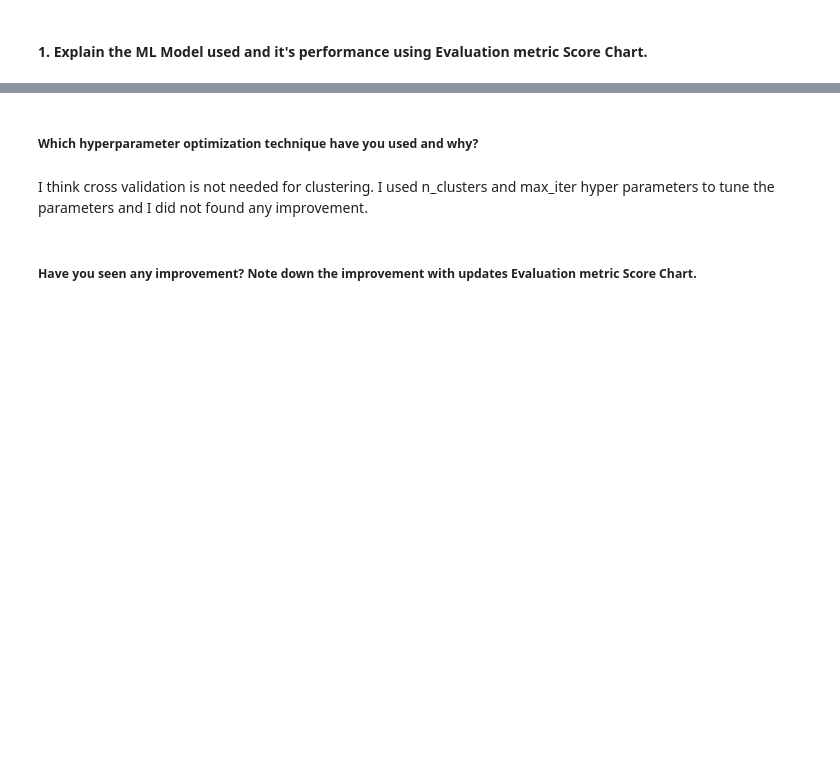
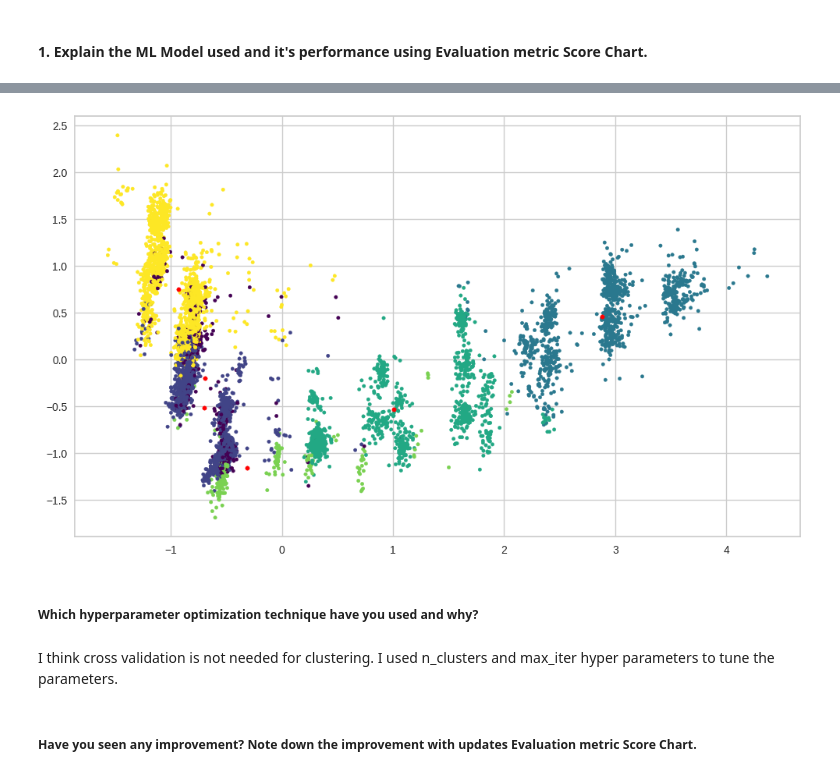
Before and after one commit to Manikanta898/Unsupervised-ML---Netflix-Movies-and-TV-Shows-Clustering, a Jupyter notebook: Netflix_Movies_and_TV_Shows_Clustering.ipynb, the cells around one changed output, grey strips where cells are left out. Drawn from its saved outputs; the diff is of its cells as text; code cells hidden in the pictures; blank space fills up the shorter version.

```diff
--- a/Netflix_Movies_and_TV_Shows_Clustering.ipynb
+++ b/Netflix_Movies_and_TV_Shows_Clustering.ipynb
@@ -1095,12 +1115,12 @@ From KElbow visualization I found that after n_cluster = 6 the slop is very clos
 # %%
 from sklearn.model_selection import GridSearchCV
 # ML Model - 1 Implementation with hyperparameter optimization techniques (i.e., GridSearch CV, RandomSearch CV, Bayesian Optimization etc.)
-mdl = KMeans()
-params ={'n_clusters':[6],'random_state':[10],'max_iter':[15,20],'tol':[.01,.1]}
-kmeans_gridcv = GridSearchCV(mdl,param_grid=params,verbose=2,cv=2)
+clustering_mdl = KMeans()
+search_params = {'n_clusters':[6],'random_state':[10],'max_iter':[15,20],'tol':[.01,.1]}
+grid_search = GridSearchCV(clustering_mdl, param_grid=search_params, verbose=2, cv=2)
 # Fit the Algorithm
-kmeans_gridcv.fit(X_reduced)
+grid_search.fit(X_reduced)
 # Predict on the model
-best_kmeans = kmeans_gridcv.best_estimator_
-labels = best_kmeans.predict(X_reduced)
-print(kmeans_gridcv.best_params_)
+best_model = grid_search.best_estimator_
+cluster_labels = best_model.predict(X_reduced)
+print(grid_search.best_params_)
@@ -1107,13 +1138,15 @@ print(kmeans_gridcv.best_params_)
 # %%
-# plotting the results:
-centers = best_kmeans.cluster_centers_
-plt.scatter(X_reduced[: , 0] , X_reduced[: , 1] , c=labels,s=10,cmap='viridis')
-plt.scatter(centers[:, 0],centers[:, 1],c='red',s=15)
+# Plotting the results:
+cluster_centroids = best_model.cluster_centers_
+plt.scatter(X_reduced[:, 0], X_reduced[:, 1], c=cluster_labels, s=10, cmap='viridis')
+plt.scatter(cluster_centroids[:, 0], cluster_centroids[:, 1], c='red', s=15)
 plt.show()
+# %% [output]
+[figure, added]
 # %% [markdown]
 ##### Which hyperparameter optimization technique have you used and why?
 # %% [markdown]
-I think cross validation is not needed for clustering. I used n_clusters and max_iter hyper parameters to tune the parameters and I did not found any improvement.
+I think cross validation is not needed for clustering. I used n_clusters and max_iter hyper parameters to tune the parameters.
 # %% [markdown]
 ##### Have you seen any improvement? Note down the improvement with updates Evaluation metric Score Chart.
 # %% [markdown]
```
Also changed, not shown: parts of 18 cells of this notebook.
